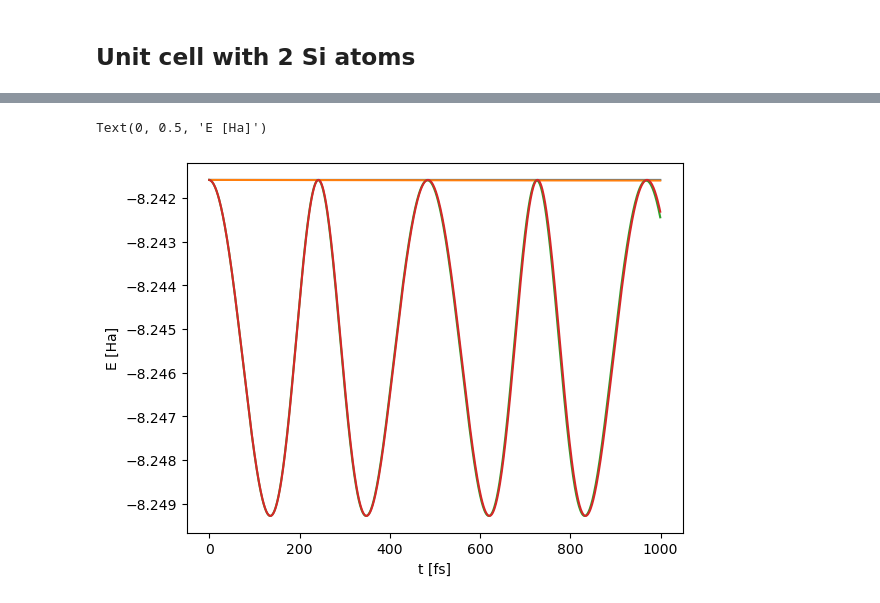
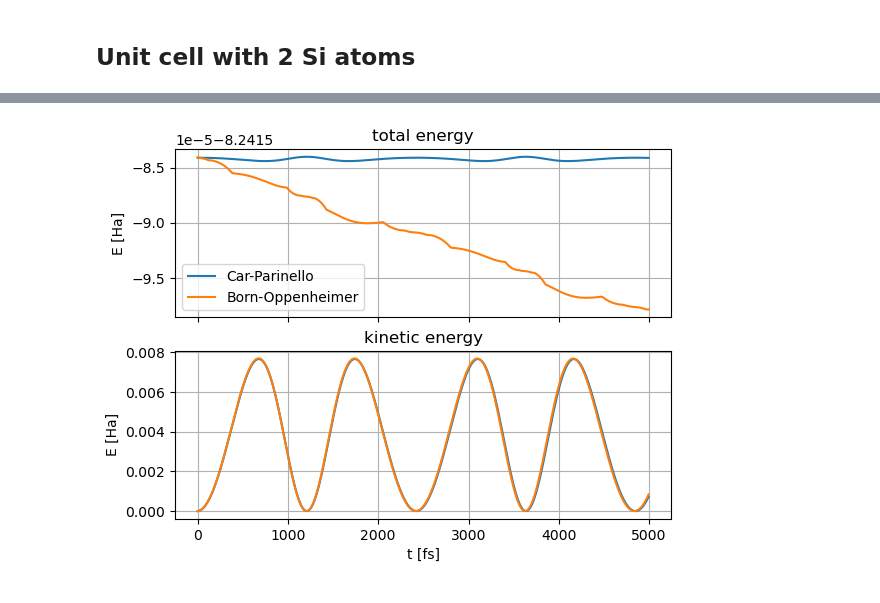
Before and after one commit to simonpintarelli/sirius-md-demo, a Jupyter notebook: two_si.ipynb, the cells around one changed output, grey strips where cells are left out. Cells and saved outputs as stored; diff of their text form; code cells hidden in the pictures.

```diff
--- a/two_si.ipynb
+++ b/two_si.ipynb
@@ -94,10 +97,16 @@ Text(0, 0.5, 'Error [Å]')
 # %%
-plt.plot(cpmd['E'], label='cpmd')
-plt.plot(bomd['E'], label='bomd')
-plt.plot(bomd['EKS'], label='bomd')
-plt.plot(cpmd['EKS'], label='bomd')
-plt.xlabel('t [fs]')
-plt.ylabel('E [Ha]')
+fig, (ax1, ax2) = plt.subplots(2,1, sharex=True)
+ax1.plot(cpmd['t'], cpmd['E'], label='Car-Parinello')
+ax1.plot(bomd['t'], bomd['E'], label='Born-Oppenheimer')
+ax1.set_title('total energy')
+ax1.set_ylabel('E [Ha]')
+ax1.grid(True)
+ax1.legend(loc='best')
+ax2.plot(cpmd['t'], cpmd['ekin'], label='cpmd')
+ax2.plot(bomd['t'], bomd['ekin'], label='bomd')
+ax2.set_title('kinetic energy')
+ax2.set_xlabel('t [fs]')
+ax2.set_ylabel('E [Ha]')
+ax2.grid(True)
 # %% [output]
-Text(0, 0.5, 'E [Ha]')
-[figure, old version]
+[figure, new version]
```
Also changed, not shown: parts of 4 cells of this notebook, 2 other files.
